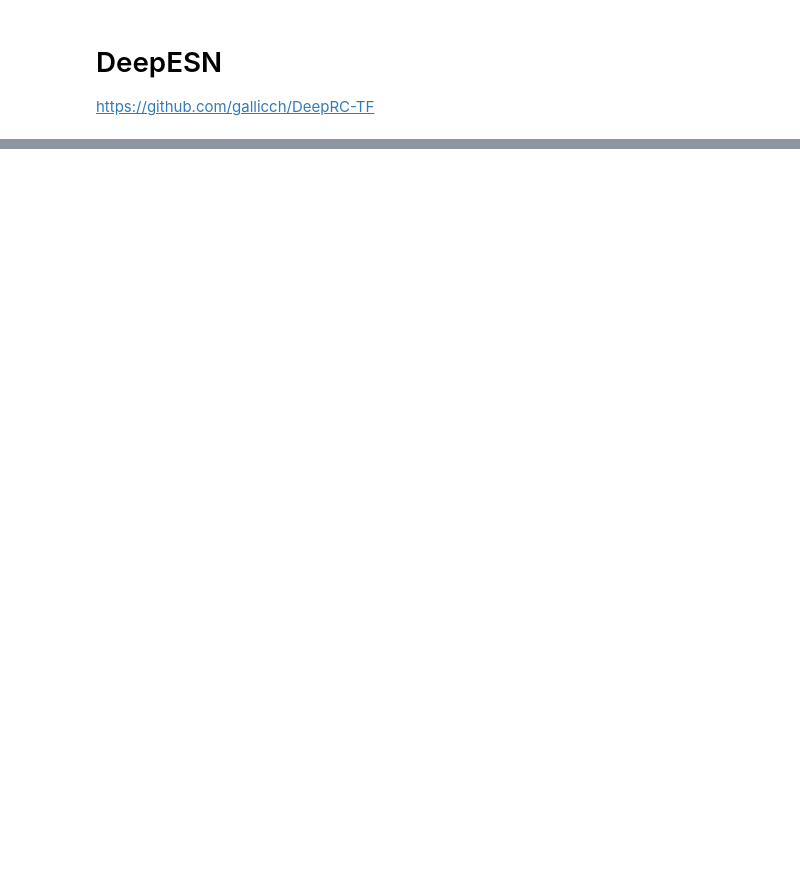
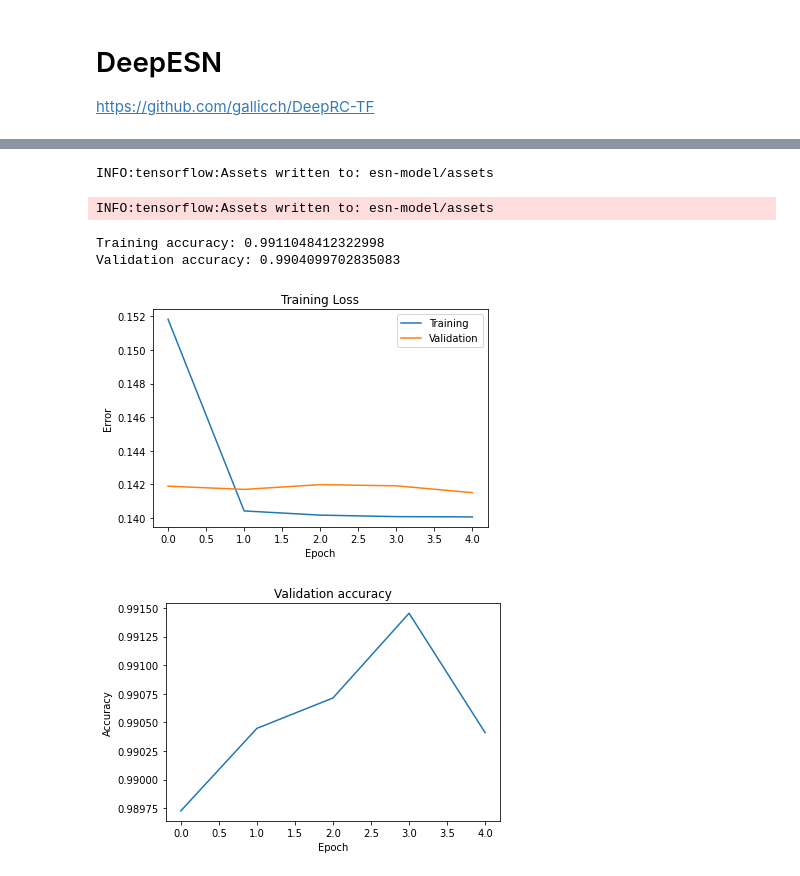
Before and after one commit to antodima/toxic-comment, a Jupyter notebook: DeepESN.ipynb, the cells around one changed output, grey strips where cells are left out. Drawn from its saved outputs; the diff is of its cells as text; code cells hidden in the pictures; blank space fills up the shorter version.

Commit message:
added DeepESN results

```diff
--- a/DeepESN.ipynb
+++ b/DeepESN.ipynb
@@ -75,15 +104,11 @@ reservoir_units = 100
 batch_size = 32
 lr = 0.001
 
-inputs = Input(shape=(reservoir_units,))
-outputs = Dense(num_classes, activation='softmax')(inputs)
-readout = Model(inputs, outputs)
-readout.compile(optimizer=Adam(learning_rate=lr), loss='binary_crossentropy', metrics=['accuracy'])
+inputs = Input(shape=(X_train.shape[1],1), name='inputs')
+reservoir = SimpleDeepReservoirLayer(units=reservoir_units, layers=5, trainable=False, name='reservoir')(inputs)
+readout = Dense(num_classes, activation='softmax', name='readout')(reservoir)
+model = Model(inputs, readout, name='DeepESN')
+model.summary()
 
-for b in range(0, len(X_train), batch_size):
-    X = X_train[b:b+batch_size]
-    y = y_train[b:b+batch_size]
-
-    reservoir = SimpleDeepReservoirLayer(units=reservoir_units, layers=5)(X)
-    print(reservoir.shape,y.shape)
-    readout.fit(reservoir, y, epochs=1, verbose=1)
+model.compile(optimizer=Adam(learning_rate=lr), loss='binary_crossentropy', metrics=['accuracy'])
+history = model.fit(X_train, y_train, batch_size=batch_size, epochs=4, verbose=1, validation_data=(X_valid,y_valid))
@@ -89,0 +133,28 @@ for b in range(0, len(X_train), batch_size):
+# %%
+model.save('esn-model')
+# %% [output]
+INFO:tensorflow:Assets written to: esn-model/assets
+INFO:tensorflow:Assets written to: esn-model/assets
+# %%
+print(f"Training accuracy: {history.history['accuracy'][-1]}")
+print(f"Validation accuracy: {history.history['val_accuracy'][-1]}")
+# %% [output]
+Training accuracy: 0.9911048412322998
+Validation accuracy: 0.9904099702835083
+# %%
+plt.title('Training Loss')
+plt.plot(history.history['loss'])
+plt.plot(history.history['val_loss'])
+plt.xlabel('Epoch')
+plt.ylabel('Error')
+plt.legend(['Training','Validation'])
+plt.show()
+
+plt.title('Validation accuracy')
+plt.plot(history.history['val_accuracy'])
+plt.xlabel('Epoch')
+plt.ylabel('Accuracy')
+plt.show()
+# %% [output]
+[figure, added]
+[figure, added]
```
Also changed, not shown: parts of 5 cells of this notebook, 3 other files.
